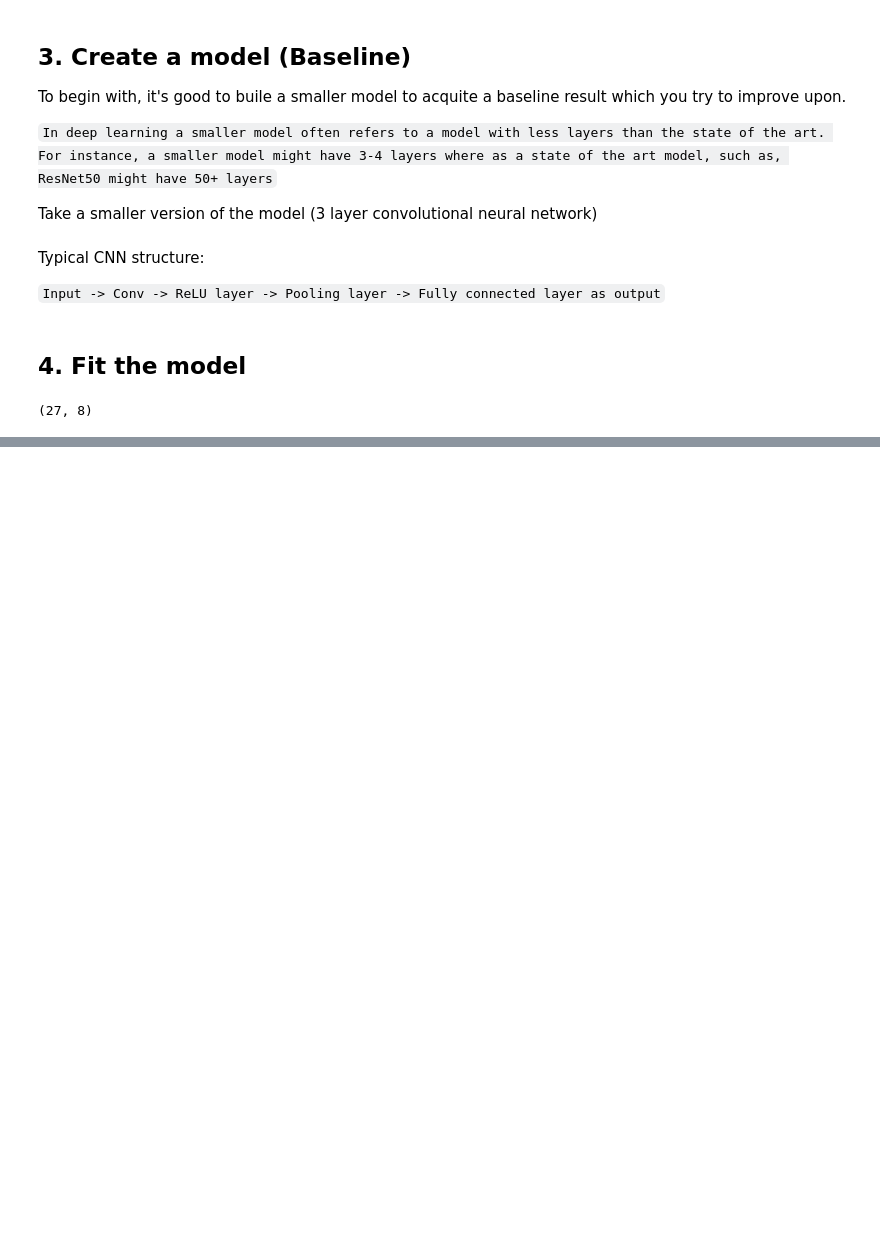
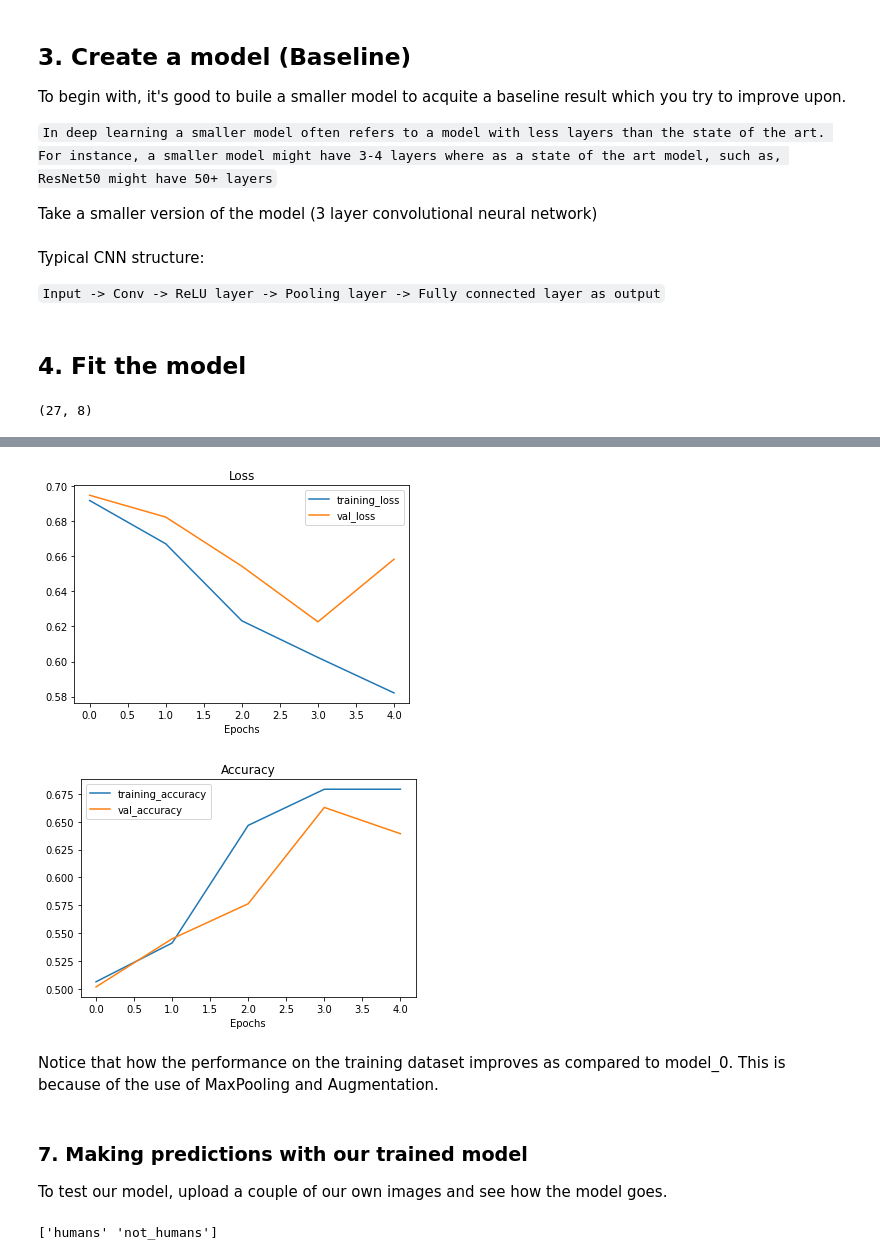
Before and after one commit to charles01george/02_Humans_or_Not, a Jupyter notebook: 02_Humans_or_Not_Humans.ipynb, the cells around one changed output, grey strips where cells are left out. Saved outputs shown, nothing was run; the diff lists cells and outputs as text; code cells hidden in the pictures; blank space fills up the shorter version.

```diff
--- a/02_Humans_or_Not_Humans.ipynb
+++ b/02_Humans_or_Not_Humans.ipynb
@@ -226,0 +318,7 @@ Epoch 10/10
+# %%
+# Import data and augment it from directories
+train_datagen_augmented_shuffled = train_datagen_augmented.flow_from_directory(train_dir,
+                                                                               target_size=(224, 224),
+                                                                               batch_size=32,
+                                                                               class_mode='binary',
+                                                                               shuffle=True)
@@ -226,0 +327,24 @@ Epoch 10/10
+# %%
+# Create the model
+model_1 = Sequential([
+    Conv2D(10, 3, activation='relu', input_shape=(224, 224, 3)),
+    MaxPool2D(),
+    Conv2D(10, 3, activation='relu'),
+    MaxPool2D(),
+    Conv2D(10, 3, activation='relu'),
+    MaxPool2D(),
+    Flatten(),
+    Dense(1, activation='sigmoid')
+])
+# %%
+# Compile the model
+model_1.compile(loss='binary_crossentropy',
+                optimizer=Adam(),
+                metrics=['accuracy'])
+# %%
+# Fit the model
+history_1 = model_1.fit(train_datagen_augmented_shuffled,
+                        epochs=5,
+                        steps_per_epoch=len(train_datagen_augmented_shuffled),
+                        validation_data=test_data,
+                        validation_steps=len(test_data))
@@ -226,0 +362,17 @@ Epoch 10/10
+# %%
+# Check model's performance history training on augmented data
+plot_loss_curve(history_1)
+# %% [output]
+[figure, added]
+[figure, added]
+# %% [markdown]
+Notice that how the performance on the training dataset improves as compared to model_0. This is because of the use of MaxPooling and Augmentation.
+# %% [markdown]
+### 7. Making predictions with our trained model
+
+To test our model, upload a couple of our own images and see how the model goes.
+# %%
+# Our classes
+print(class_names)
+# %% [output]
+['humans' 'not_humans']
```
Also changed, not shown: parts of 20 cells of this notebook.
